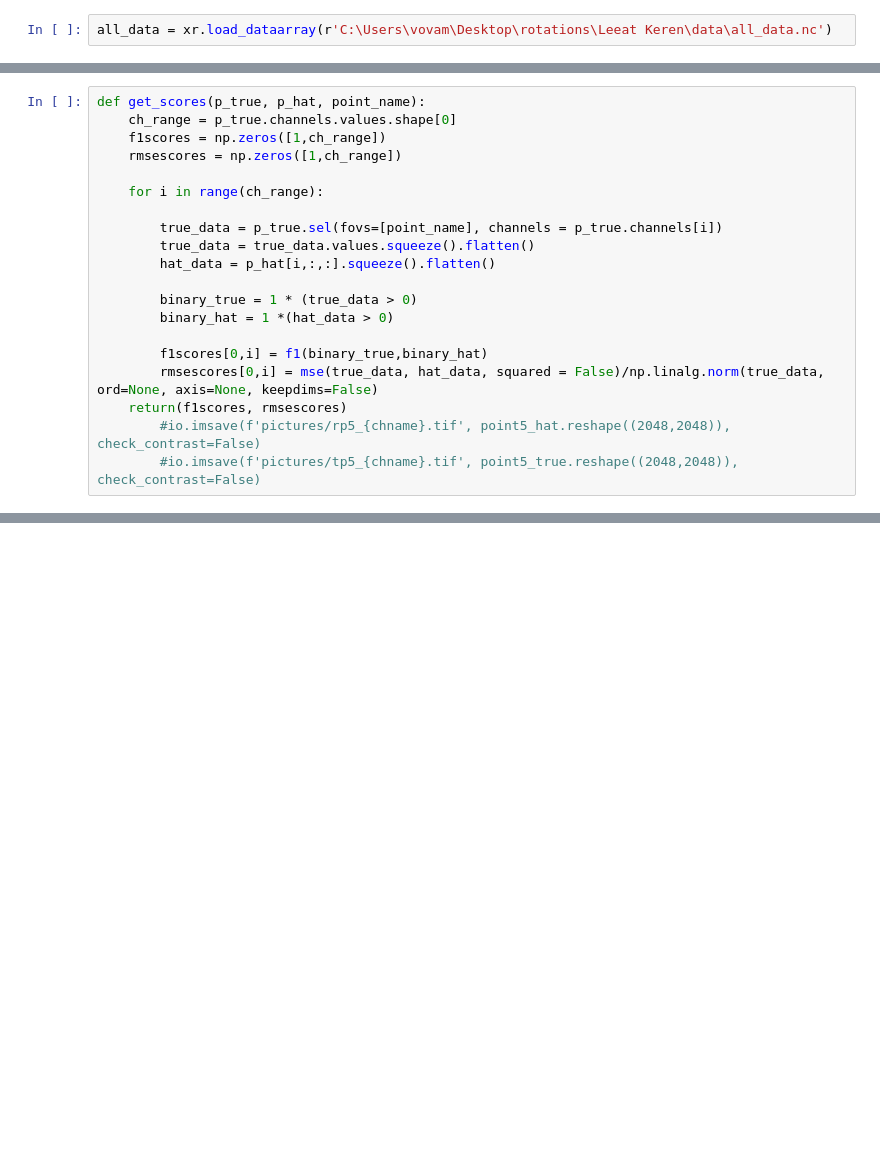
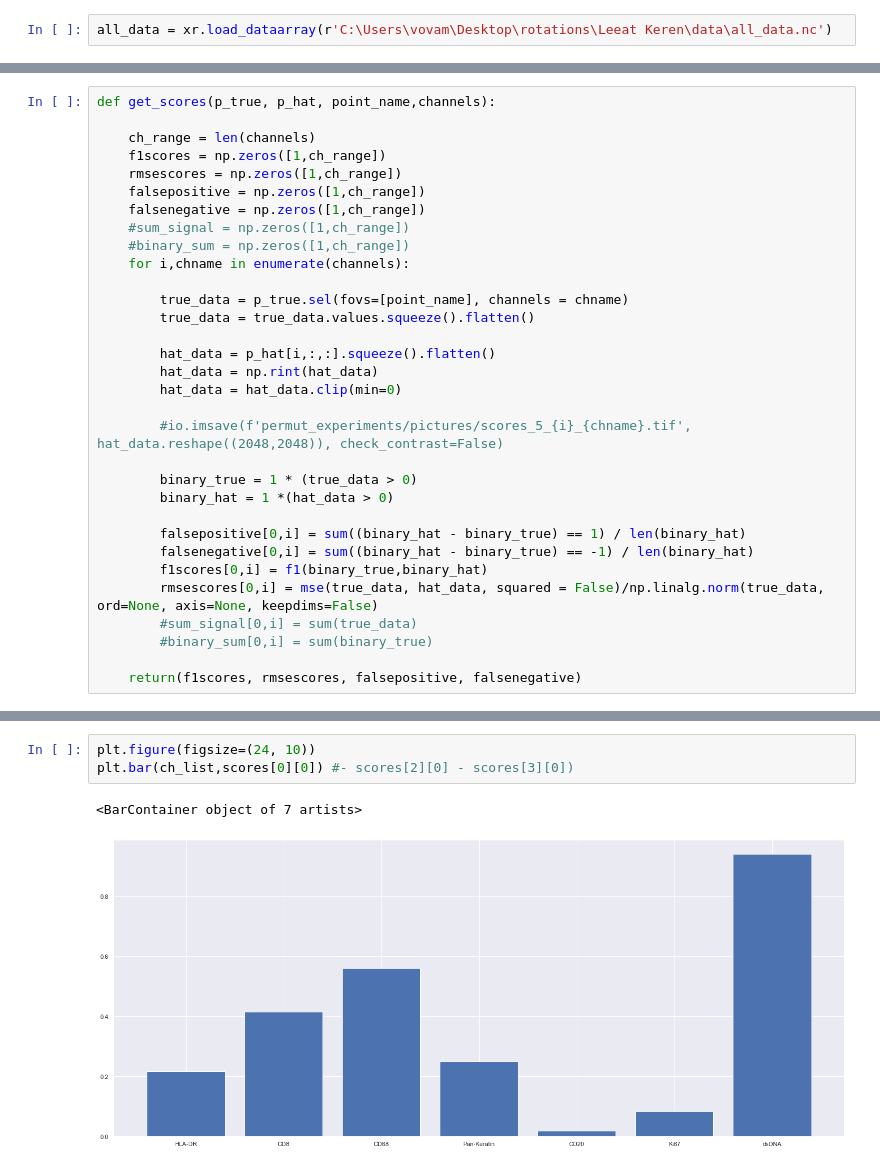
Before and after one commit to KerenLab/training_metrics, a Jupyter notebook: metrics.ipynb, the cells around one changed output, grey strips where cells are left out. Drawn from its saved outputs; the diff is of its cells as text; blank space fills up the shorter version.

```diff
--- a/metrics.ipynb
+++ b/metrics.ipynb
@@ -18,20 +39,32 @@ point5_hat_data = point5_hat_data.detach().numpy().squeeze()
 # %%
-def get_scores(p_true, p_hat, point_name):
-    ch_range = p_true.channels.values.shape[0]
+def get_scores(p_true, p_hat, point_name,channels):
+
+    ch_range = len(channels)
     f1scores = np.zeros([1,ch_range])
     rmsescores = np.zeros([1,ch_range])
+    falsepositive = np.zeros([1,ch_range])
+    falsenegative = np.zeros([1,ch_range])
+    #sum_signal = np.zeros([1,ch_range])
+    #binary_sum = np.zeros([1,ch_range])
+    for i,chname in enumerate(channels):
 
-    for i in range(ch_range):
+        true_data = p_true.sel(fovs=[point_name], channels = chname)
+        true_data = true_data.values.squeeze().flatten()
 
-        true_data = p_true.sel(fovs=[point_name], channels = p_true.channels[i])
-        true_data = true_data.values.squeeze().flatten()
         hat_data = p_hat[i,:,:].squeeze().flatten()
+        hat_data = np.rint(hat_data)
+        hat_data = hat_data.clip(min=0)
+
+        #io.imsave(f'permut_experiments/pictures/scores_5_{i}_{chname}.tif', hat_data.reshape((2048,2048)), check_contrast=False)
 
         binary_true = 1 * (true_data > 0)
         binary_hat = 1 *(hat_data > 0)
 
+        falsepositive[0,i] = sum((binary_hat - binary_true) == 1) / len(binary_hat)
+        falsenegative[0,i] = sum((binary_hat - binary_true) == -1) / len(binary_hat)
         f1scores[0,i] = f1(binary_true,binary_hat)
         rmsescores[0,i] = mse(true_data, hat_data, squared = False)/np.linalg.norm(true_data, ord=None, axis=None, keepdims=False)
-    return(f1scores, rmsescores)
-        #io.imsave(f'pictures/rp5_{chname}.tif', point5_hat.reshape((2048,2048)), check_contrast=False)
-        #io.imsave(f'pictures/tp5_{chname}.tif', point5_true.reshape((2048,2048)), check_contrast=False)
+        #sum_signal[0,i] = sum(true_data)
+        #binary_sum[0,i] = sum(binary_true)
+
+    return(f1scores, rmsescores, falsepositive, falsenegative)
@@ -115,0 +141,6 @@ plt.matshow(point5_hat.reshape((2048,2048)))
+# %%
+plt.figure(figsize=(24, 10))
+plt.bar(ch_list,scores[0][0]) #- scores[2][0] - scores[3][0])
+# %% [output]
+<BarContainer object of 7 artists>
+[figure, added]
```
Also changed, not shown: parts of 31 cells of this notebook.
